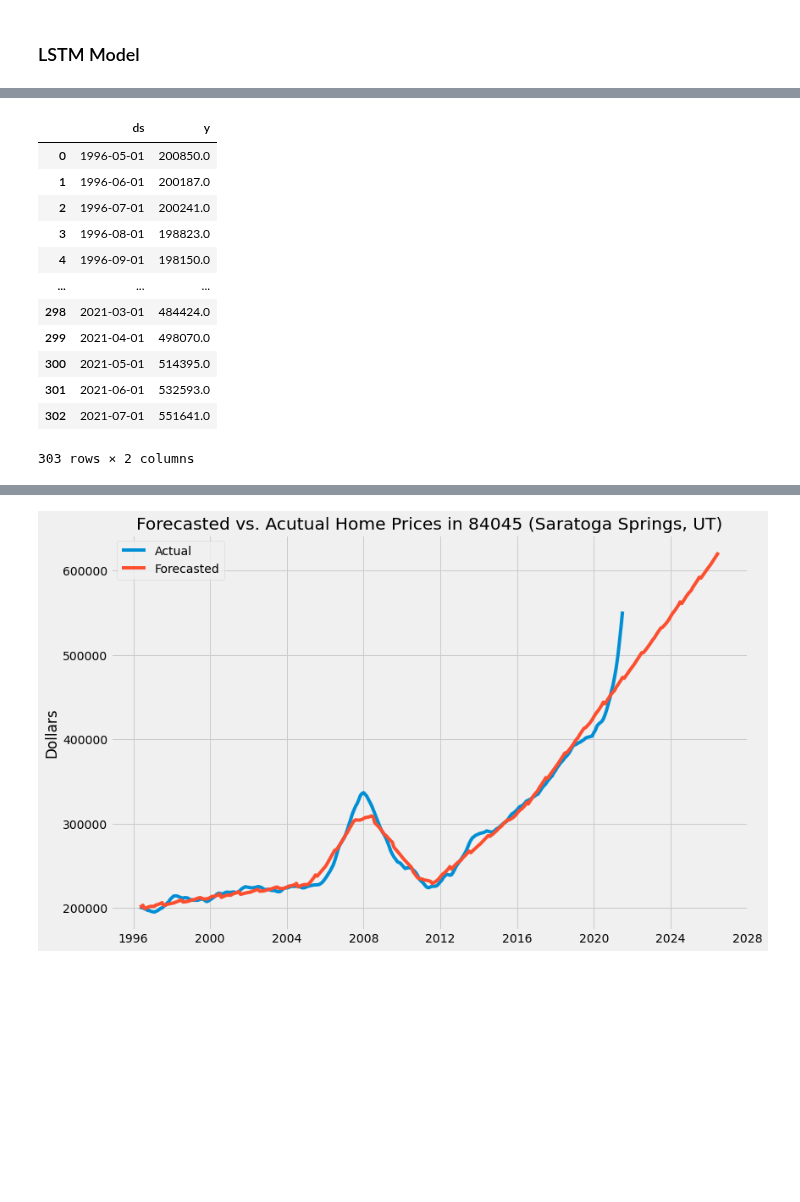
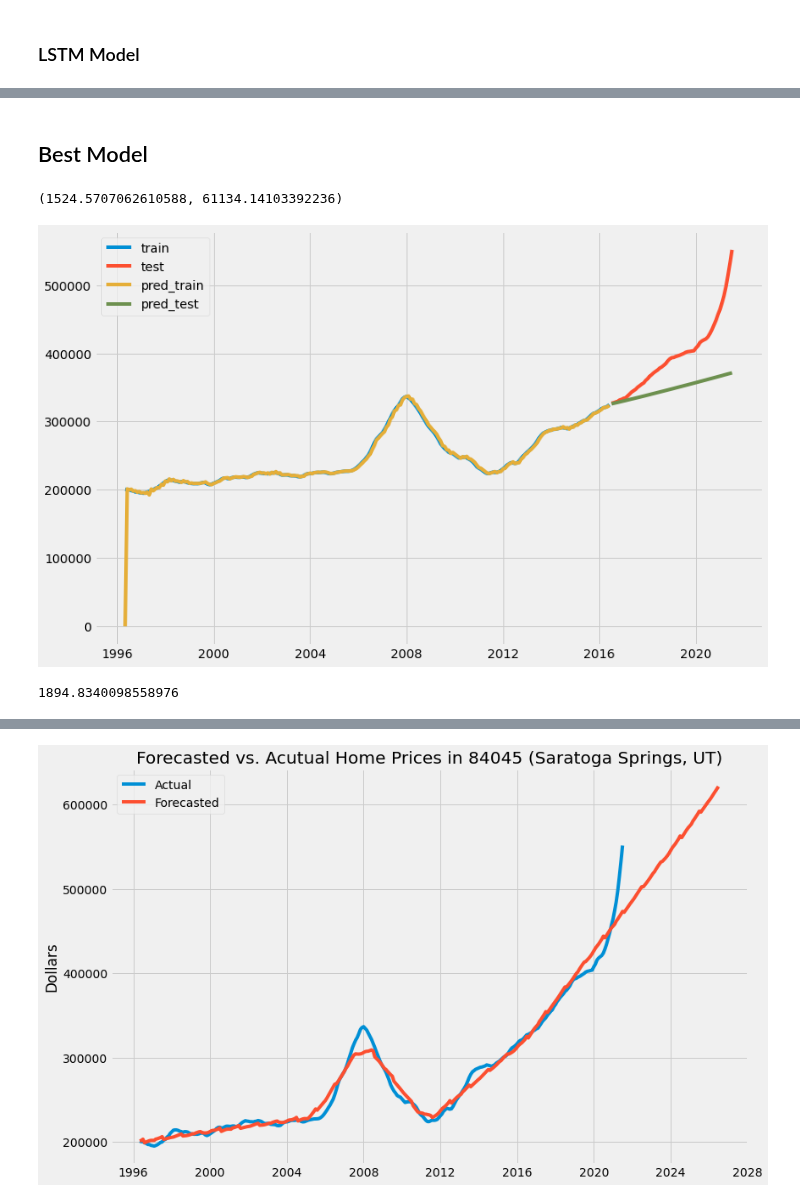
Before and after one commit to fivearm/Phase_4_Project, a Jupyter notebook: Saratoga Springs_UT_84045.ipynb, the cells around one changed output, grey strips where cells are left out. Cells and saved outputs as stored; diff of their text form; code cells hidden in the pictures; blank space fills up the shorter version.

```diff
--- a/Saratoga Springs_UT_84045.ipynb
+++ b/Saratoga Springs_UT_84045.ipynb
@@ -189,16 +298,28 @@ LSTM_val(history)
-# %%
-Saratoga_proph
-# %% [output]
-|  | ds | y |
-| 0 | 1996-05-01 | 200850.0 |
-| 1 | 1996-06-01 | 200187.0 |
-| 2 | 1996-07-01 | 200241.0 |
-| 3 | 1996-08-01 | 198823.0 |
-| 4 | 1996-09-01 | 198150.0 |
-| ... | ... | ... |
-| 298 | 2021-03-01 | 484424.0 |
-| 299 | 2021-04-01 | 498070.0 |
-| 300 | 2021-05-01 | 514395.0 |
-| 301 | 2021-06-01 | 532593.0 |
-| 302 | 2021-07-01 | 551641.0 |
-303 rows × 2 columns
+# %% [markdown]
+## Best Model
+# %%
+yhat_train = sarimax_model2.predict(typ='levels')
+yhat_test = sarimax_model2.predict(start=test.index[0], end=test.index[-1], typ='levels')
+# %%
+RMSE_train = np.sqrt(mean_squared_error(train[1:], yhat_train[1:]))
+RMSE_test = np.sqrt(mean_squared_error(test, yhat_test))
+RMSE_train, RMSE_test
+# %% [output]
+(1524.5707062610588, 61134.14103392236)
+# %%
+fig, ax = plt.subplots(figsize=(12,8))
+ax.plot(train, label='train')
+ax.plot(test, label='test')
+ax.plot(yhat_train, label='pred_train')
+ax.plot(yhat_test, label='pred_test')
+ax.legend();
+# %% [output]
+[figure, added]
+# %%
+sarimax_model_all = SARIMAX(Saratoga, order=(1,0,1), seasonal_order=(1,0,0,12),
+                       enforce_stationarity=False, enforce_invertability=False).fit()
+yhat_all = sarimax_model_all.predict(type='levels')
+RMSE = np.sqrt(mean_squared_error(Saratoga[2:], yhat_all[2:]))
+RMSE
+# %% [output]
+1894.8340098558976
```
Also changed, not shown: parts of 24 cells of this notebook, 2 other files.
